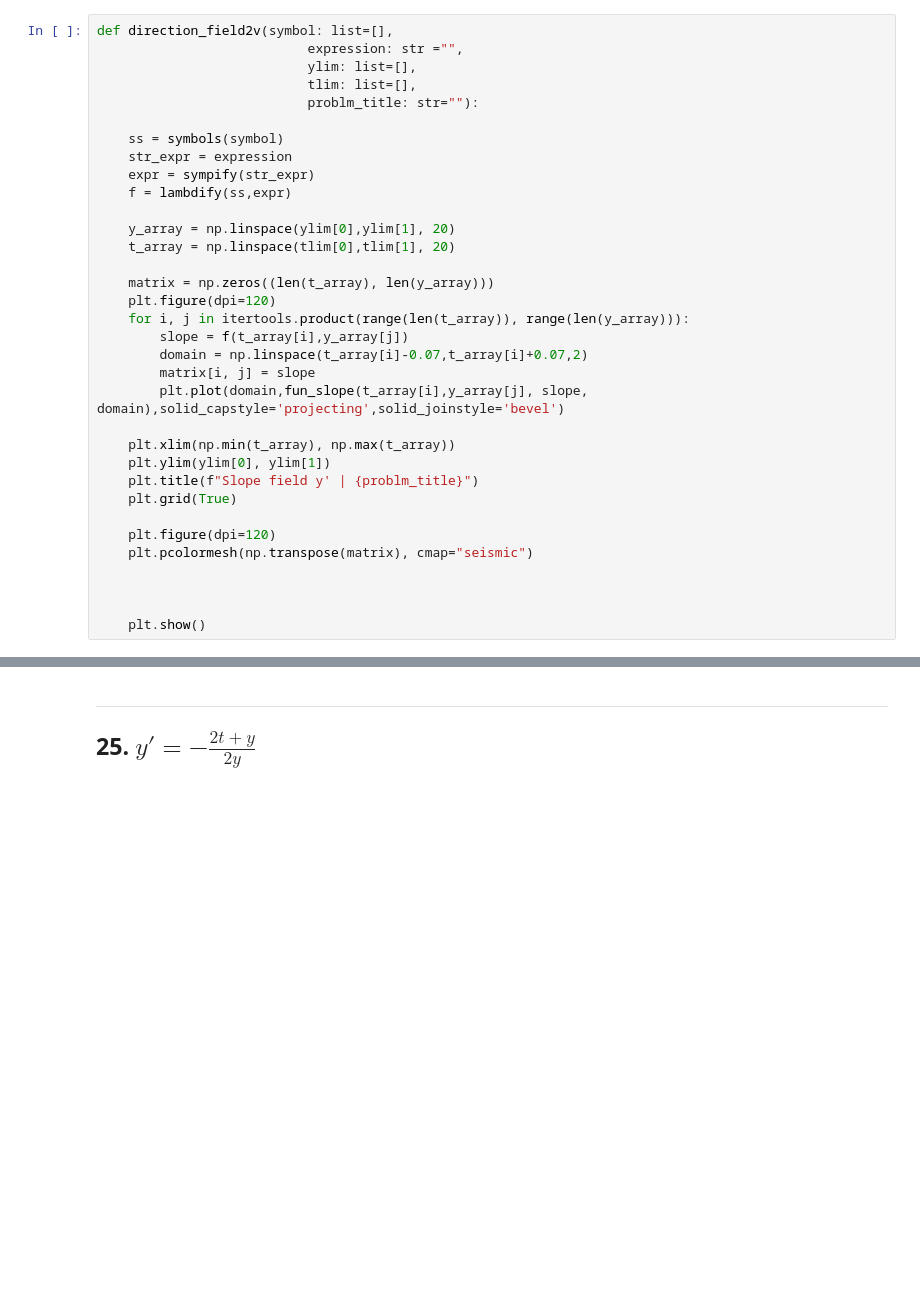
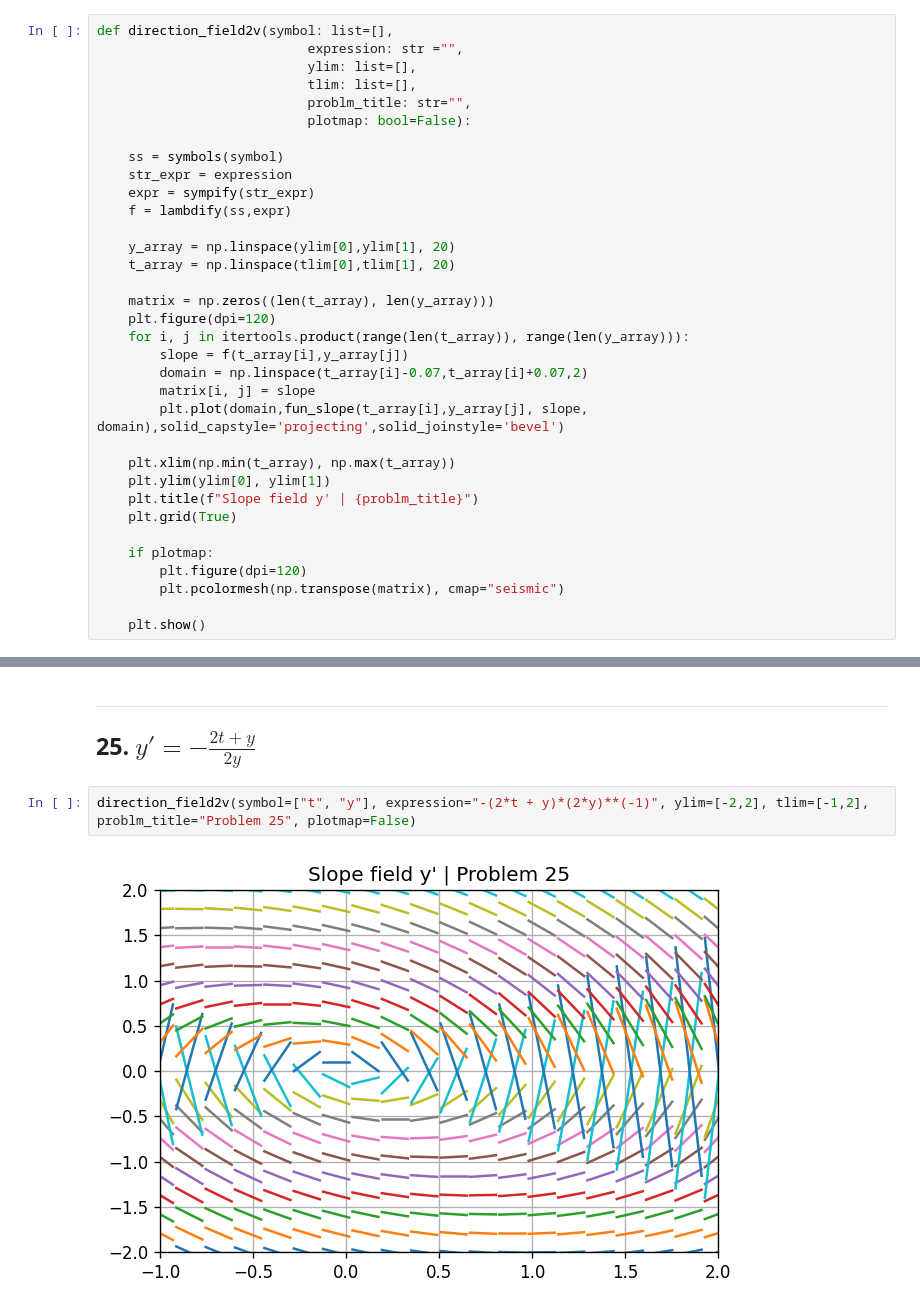
Before and after one commit to zemarchezi/BoyceDiPrima_DifferentialEq, a Jupyter notebook: Chapter_1.ipynb, the cells around one changed output, grey strips where cells are left out. Drawn from its saved outputs; the diff is of its cells as text; blank space fills up the shorter version.

```diff
--- a/Chapter_1.ipynb
+++ b/Chapter_1.ipynb
@@ -667,7 +667,8 @@ def direction_field2v(symbol: list=[],
                            expression: str ="",
                            ylim: list=[],
                            tlim: list=[],
-                           problm_title: str=""):
+                           problm_title: str="",
+                           plotmap: bool=False):
 
     ss = symbols(symbol)
     str_expr = expression
@@ -690,10 +691,9 @@ def direction_field2v(symbol: list=[],
     plt.title(f"Slope field y' | {problm_title}")
     plt.grid(True)
 
-    plt.figure(dpi=120)
-    plt.pcolormesh(np.transpose(matrix), cmap="seismic")
-
-
+    if plotmap:
+        plt.figure(dpi=120)
+        plt.pcolormesh(np.transpose(matrix), cmap="seismic")
 
     plt.show()
 # %% [markdown]
@@ -723,3 +725,7 @@ direction_field2v(symbol=["t", "y"], expression="3*sin(t)+ 1 + y", ylim=[-11,11]
 ***
 
 ## 25. $y' = -\frac{2t+y}{2y} $
+# %%
+direction_field2v(symbol=["t", "y"], expression="-(2*t + y)*(2*y)**(-1)", ylim=[-2,2], tlim=[-1,2], problm_title="Problem 25", plotmap=False)
+# %% [output]
+[figure, added]
```
Also changed, not shown: parts of 12 cells of this notebook.
